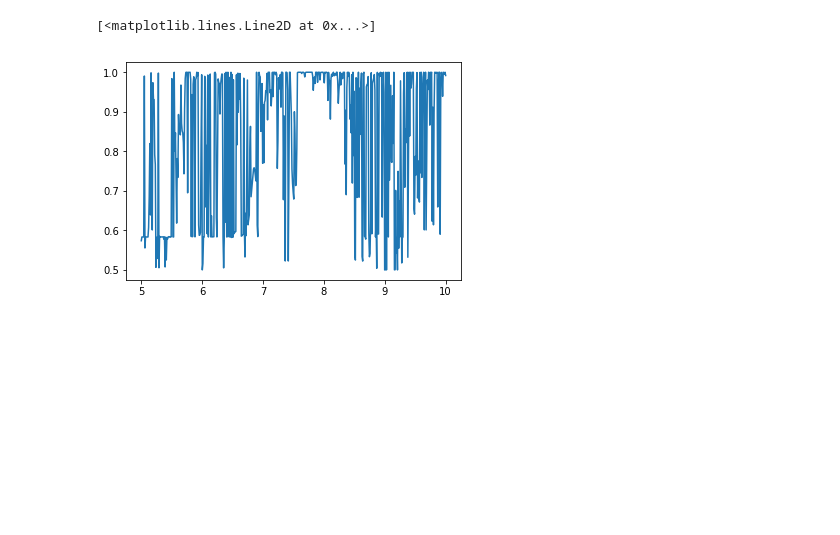
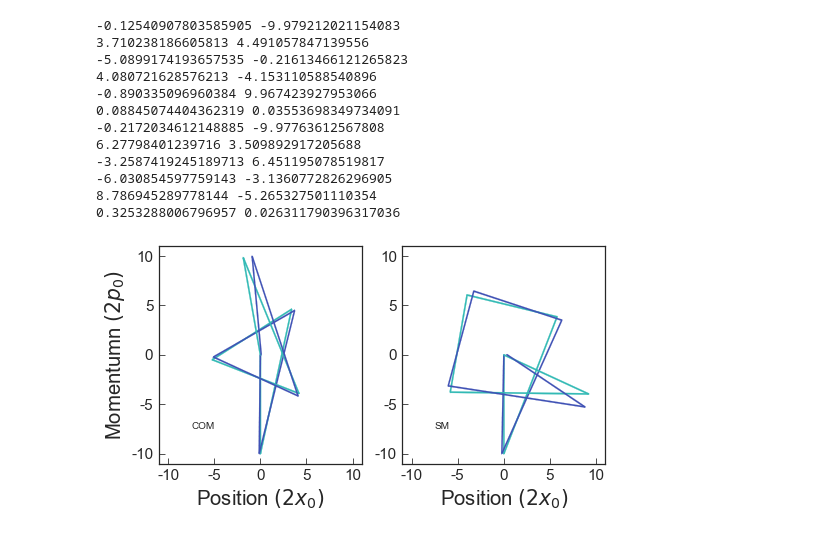
Before and after one commit to HAOQINGZHANG1234/Fastgate, a Jupyter notebook: kick/code/pulse_squence.ipynb, the cells around one changed output. Cells and saved outputs as stored; diff of their text form; code cells hidden in the pictures; blank space fills up the shorter version.

```diff
--- a/kick/code/pulse_squence.ipynb
+++ b/kick/code/pulse_squence.ipynb
@@ -57,8 +98,12 @@ fun = lambda x: dis(z,x)[0]+ dis(z,x)[1] + abs(np.pi/4-dis(z,x)[2])*8.1
 # %%
+v = 2*np.pi
+n=5
+z = [-2*n, 3*n, -2*n, 2*n, -3*n, 2*n]
 x0 = [0.1,0.2,0.3]
-res = minimize(fun, x0, tol = 1e-7)
+fun = lambda x: dis(z,x,v)[0]+ dis(z,x,v)[1] + abs(np.pi/4-dis(z,x,v)[2])*1.683109109109109
+res = minimize(fun, x0, tol = 1e-10)
 print(res.success)
 print(res.x)
-print(dis(z,res.x))
+print(dis(z,res.x,v))
 # %% [output]
 False
@@ -95,17 +111,0 @@ for i,k in enumerate(K):
-# %%
-import matplotlib.pyplot as plt
-plt.plot(K,f)
-# %% [output]
-[<matplotlib.lines.Line2D at 0x...>]
-[figure, removed]
-# %%
-k=8.1
-hhh = np.zeros((100,100,100))
-T = np.linspace(0,0.5,100)
-for i,I in enumerate(T):
-    for j,J in enumerate(np.linspace(0,i,100)):
-        for k,K in enumerate(np.linspace(0,j,100)):
-            fun = lambda x: dis(z,x)[0]+ dis(z,x)[1] + abs(np.pi/4-dis(z,x)[2])*k
-            x0 = [K,J,I]
-            res = minimize(fun, x0, tol = 1e-7)
-            hhh[i][j][k] = dis(z,res.x)[3]
@@ -111,0 +137,51 @@ for i,I in enumerate(T):
+# %%
+plt.figure(figsize=(8,4))
+plt.subplot(1,2,1)
+plt.ylabel('Momentumn '+r'$(2p_0)$')
+plt.xlabel('Position '+r'$(2x_0)$')
+plt.text(-7.5, -7.5, 'COM')
+plt.xticks([-10,-5,0,5,10],(-10,-5,0,5,10))
+plt.yticks([-10,-5,0,5,10],(-10,-5,0,5,10))
+draw(z,res.x,2*np.pi)
+plt.subplot(1,2,2)
+plt.xlabel('Position '+r'$(2x_0)$')
+plt.text(-7.5, -7.5, 'SM')
+plt.xticks([-10,-5,0,5,10],(-10,-5,0,5,10))
+plt.yticks([-10,-5,0,5,10],(-10,-5,0,5,10))
+draw(z,res.x,np.sqrt(3)*2*np.pi)
+# ax = plt.subplot(2,2,3)
+# plt.plot(range(1,11), p, 'o',ms=7,markeredgewidth=2, markeredgecolor='#3F51B5', markerfacecolor='#BBC2E7',label=r'$|0\rangle$')
+# plt.plot(range(1,11), p1, 'o',ms=7,markeredgewidth=2, markeredgecolor='#32bab5', markerfacecolor='#63d5d1',label=r'$|1\rangle$')
+# plt.plot(np.linspace(1,11,100),yvalsf,color ="#3F51B5",lw=2.5)
+# plt.plot(np.linspace(1,11,100),yvalsf1,color ="#32bab5",lw=2.5)
+# plt.xlabel('Flipping numbers')
+# plt.ylabel('Infidelity')
+# plt.xticks([4,8,12],(4,8,12))
+# ax.ticklabel_format(axis='y',style='sci',scilimits=(0,4))
+# # plt.yticks([0,0.0005,0.001,0.0015,0.002],(0,0.0005,0.001,0.0015,0.002))
+# plt.legend(frameon=False)
+# plt.subplot(2,2,4)
+# def f(x, a):
+#     return a*x**(-2/3)
+# popt, pcov = curve_fit(f, np.linspace(4,15,12)*14, tao)
+# plt.plot(np.linspace(4,15,12)*14,tao, 'o',ms=7,markeredgewidth=2, markeredgecolor='#3F51B5', markerfacecolor='#BBC2E7',label=r'$|0\rangle$')
+# plt.plot(np.linspace(3,16,100)*14,f(np.linspace(3,16,100)*14,popt),color ="#3F51B5",lw=2.5)
+# plt.ylabel('Gate time ($\mu$s)')
+# plt.xlabel('Pulse numbers')
+# plt.xticks([4,8,12,16],(4,8,12,16))
+# plt.savefig('../fig/fiedlity_2.pdf')
+# plt.savefig('../fig/ff_2.pdf')
+# %% [output]
+-0.12540907803585905 -9.979212021154083
+3.710238186605813 4.491057847139556
+-5.0899174193657535 -0.21613466121265823
+4.080721628576213 -4.153110588540896
+-0.890335096960384 9.967423927953066
+0.08845074404362319 0.03553698349734091
+-0.2172034612148885 -9.97763612567808
+6.27798401239716 3.509892917205688
+-3.2587419245189713 6.451195078519817
+-6.030854597759143 -3.1360772826296905
+8.786945289778144 -5.265327501110354
+0.3253288006796957 0.026311790396317036
+[figure, added]
```
Also changed, not shown: parts of 21 cells of this notebook, 56 other files.
